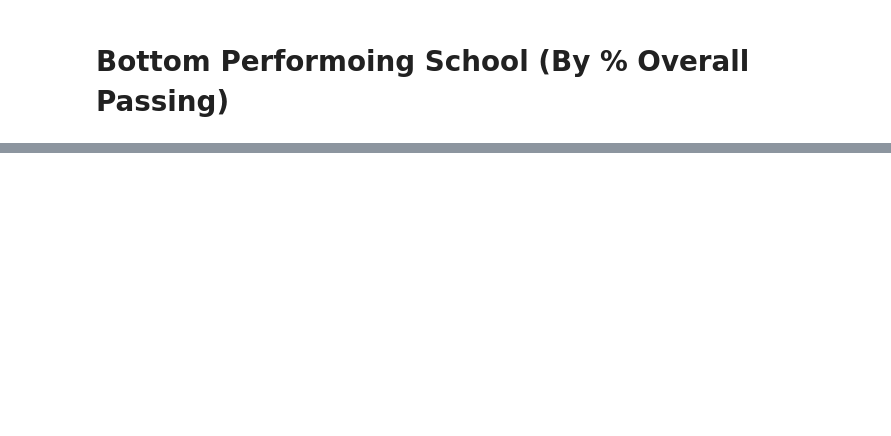
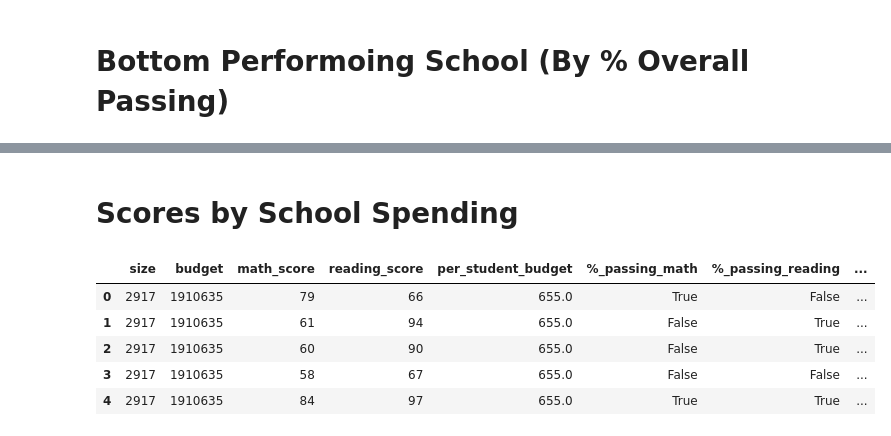
Before and after one commit to JAlvarado23A/District_Analysis, a Jupyter notebook: City_School_Analysis.ipynb, the cells around one changed output, grey strips where cells are left out. Cells and saved outputs as stored; diff of their text form; code cells hidden in the pictures; blank space fills up the shorter version.

```diff
--- a/City_School_Analysis.ipynb
+++ b/City_School_Analysis.ipynb
@@ -221,0 +325,25 @@ desc_school_df
+# %% [markdown]
+<h1>Scores by School Spending </h1>
+# %%
+# Create a df copy of overall data to manipulate
+spending_df = overall_data_df.reset_index()
+
+#create a df copy for "Scores by School Type"
+stype_df = overall_data_df.reset_index()
+# %%
+# Getting specific columns
+spending_df = spending_df.loc[:,['size', 'budget', 'math_score', 'reading_score', "%_passing_math", '%_passing_reading', '%_Overall_Passing']]
+
+# make a copy of df for "Scores by School Size"
+school_size_df = spending_df
+# %%
+# inserting additional column
+spending_df.insert(4, "per_student_budget", (spending_df['budget']/spending_df['size']), True)
+spending_df.head()
+# %% [output]
+|  | size | budget | math_score | reading_score | per_student_budget | %_passing_math | %_passing_reading | ... |
+| 0 | 2917 | 1910635 | 79 | 66 | 655.0 | True | False | ... |
+| 1 | 2917 | 1910635 | 61 | 94 | 655.0 | False | True | ... |
+| 2 | 2917 | 1910635 | 60 | 90 | 655.0 | False | True | ... |
+| 3 | 2917 | 1910635 | 58 | 67 | 655.0 | False | False | ... |
+| 4 | 2917 | 1910635 | 84 | 97 | 655.0 | True | True | ... |
```
Also changed, not shown: parts of 31 cells of this notebook.
